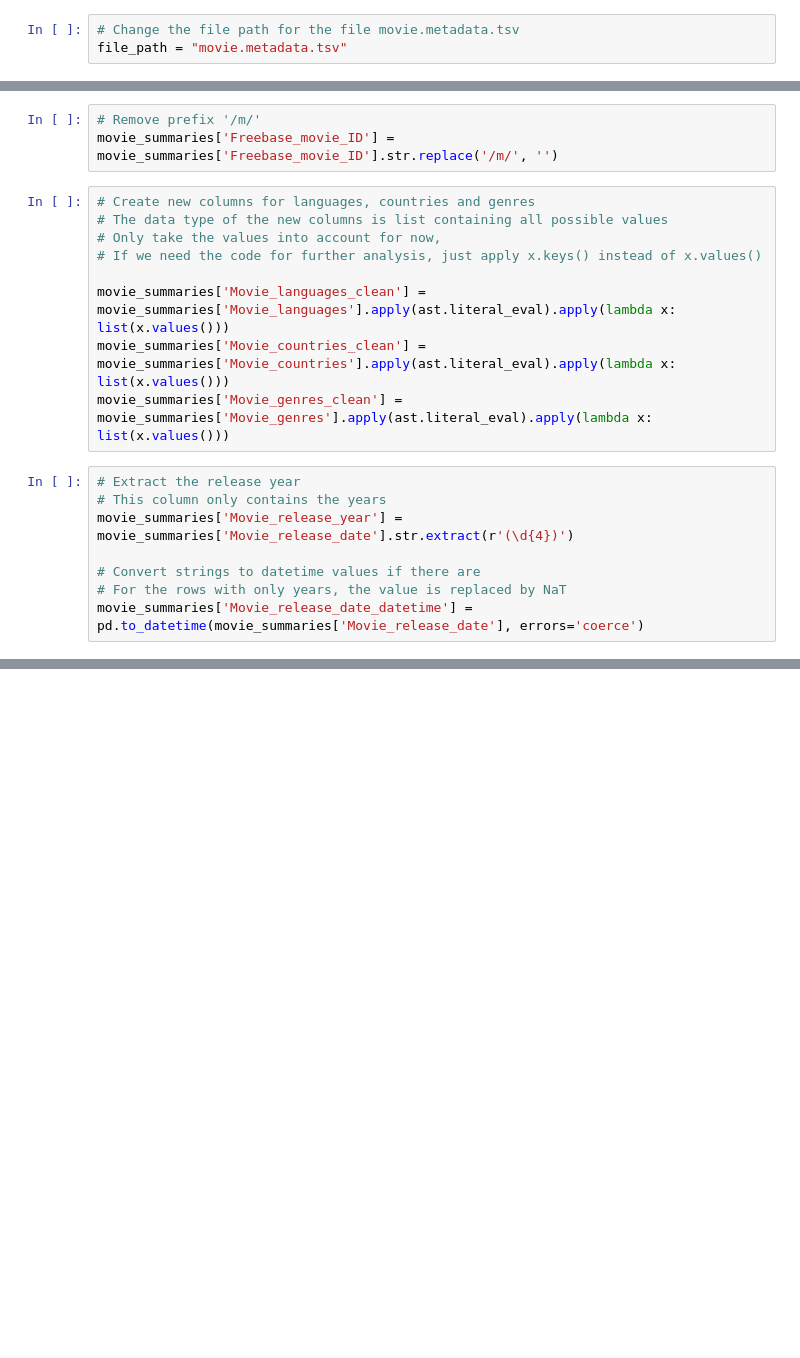
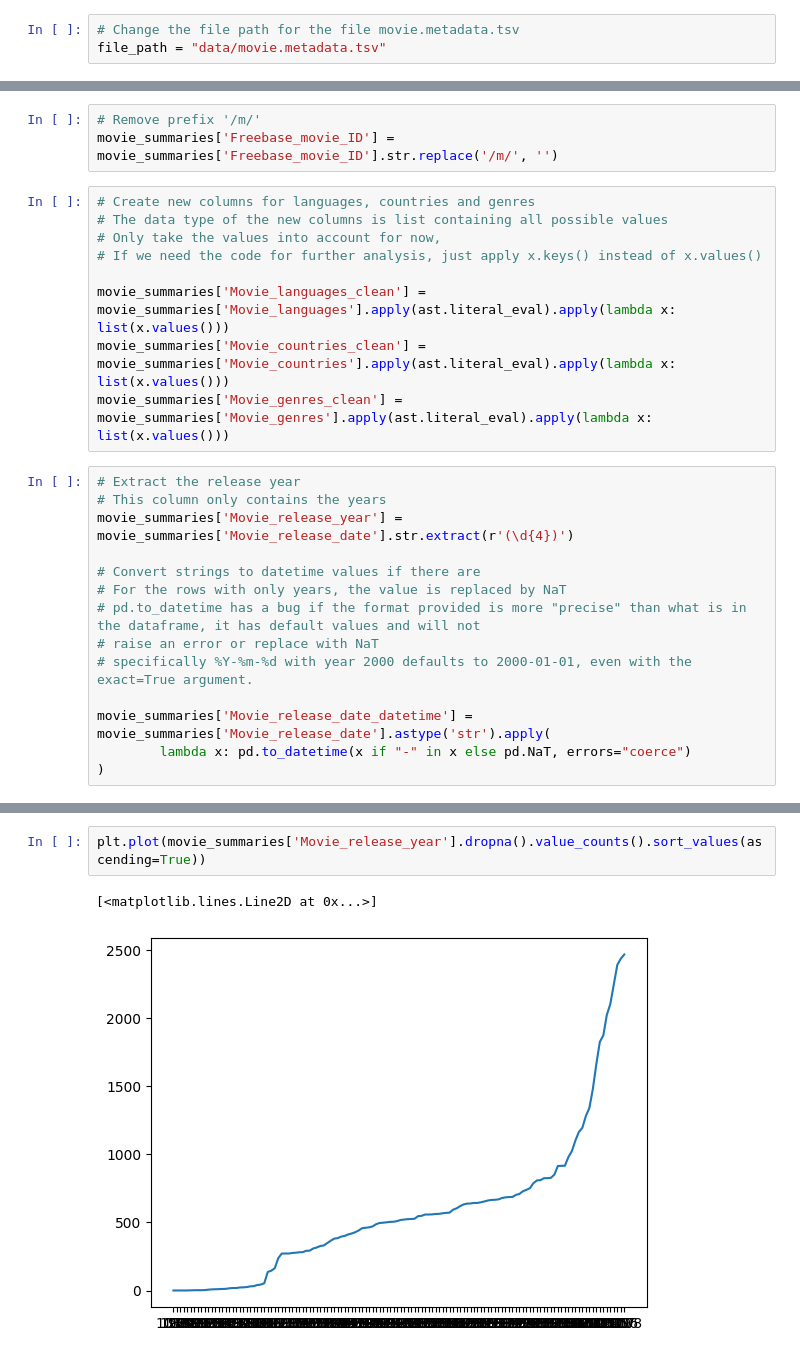
Before and after one commit to epfl-ada/ada-2023-project-pandalysts, a Jupyter notebook: init_pipeline.ipynb, the cells around one changed output, grey strips where cells are left out. Cells and saved outputs as stored; diff of their text form; blank space fills up the shorter version.

Commit message:
fix incomplete date to nan, some data exploration

```diff
--- a/init_pipeline.ipynb
+++ b/init_pipeline.ipynb
@@ -6,6 +8,6 @@ import ast
 # %%
 # Change the file path for the file movie.metadata.tsv
-file_path = "movie.metadata.tsv"
+file_path = "data/movie.metadata.tsv"
 # %%
 # Reading the file into a pandas dataframe
 movie_summaries = pd.read_csv(file_path, sep="\t", header=None)
@@ -45,7 +47,13 @@ movie_summaries['Movie_release_year'] = movie_summaries['Movie_release_date'].st
 
 # Convert strings to datetime values if there are
 # For the rows with only years, the value is replaced by NaT
-movie_summaries['Movie_release_date_datetime'] = pd.to_datetime(movie_summaries['Movie_release_date'], errors='coerce')
+# pd.to_datetime has a bug if the format provided is more "precise" than what is in the dataframe, it has default values and will not
+# raise an error or replace with NaT
+# specifically %Y-%m-%d with year 2000 defaults to 2000-01-01, even with the exact=True argument.
+
+movie_summaries['Movie_release_date_datetime'] = movie_summaries['Movie_release_date'].astype('str').apply(
+        lambda x: pd.to_datetime(x if "-" in x else pd.NaT, errors="coerce")
+)
 # %%
 movie_summaries.head()
 # %% [output]
@@ -57,0 +122,5 @@ movie_summaries.head()
+# %%
+plt.plot(movie_summaries['Movie_release_year'].dropna().value_counts().sort_values(ascending=True))
+# %% [output]
+[<matplotlib.lines.Line2D at 0x...>]
+[figure, added]
```
Also changed, not shown: parts of 3 cells of this notebook.
